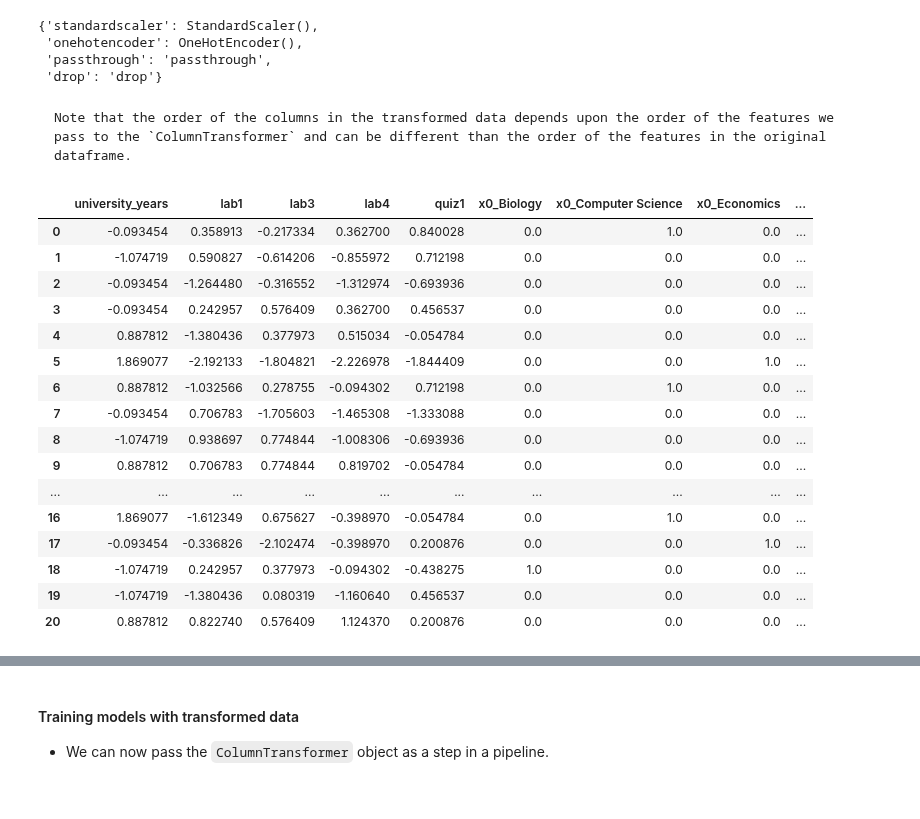
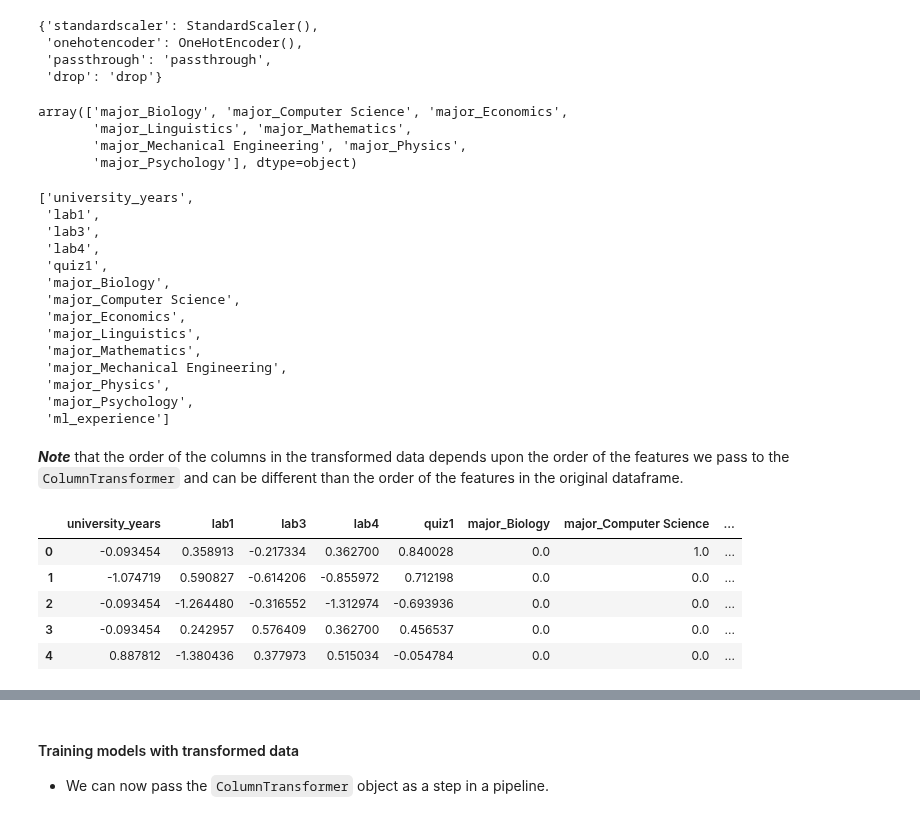
Before and after one commit to UBC-CS/cpsc330-2023s, a Jupyter notebook: lectures/06_column-transformer-text-feats.ipynb, the cells around one changed output, grey strips where cells are left out. Drawn from its saved outputs; the diff is of its cells as text; code cells hidden in the pictures.

````diff
--- a/lectures/06_column-transformer-text-feats.ipynb
+++ b/lectures/06_column-transformer-text-feats.ipynb
@@ -282,30 +227,47 @@ ct.named_transformers_
  'onehotencoder': OneHotEncoder(),
  'passthrough': 'passthrough',
  'drop': 'drop'}
+# %%
+# Here are the new columns created by OneHotEncoder
+ct.named_transformers_["onehotencoder"].get_feature_names_out()
+# %% [output]
+array(['major_Biology', 'major_Computer Science', 'major_Economics',
+       'major_Linguistics', 'major_Mathematics',
+       'major_Mechanical Engineering', 'major_Physics',
+       'major_Psychology'], dtype=object)
+# %%
+column_names = (
+    numeric_feats
+    + ct.named_transformers_["onehotencoder"].get_feature_names_out().tolist()
+    + passthrough_feats
+)
+column_names
+# %% [output]
+['university_years',
+ 'lab1',
+ 'lab3',
+ 'lab4',
+ 'quiz1',
+ 'major_Biology',
+ 'major_Computer Science',
+ 'major_Economics',
+ 'major_Linguistics',
+ 'major_Mathematics',
+ 'major_Mechanical Engineering',
+ 'major_Physics',
+ 'major_Psychology',
+ 'ml_experience']
 # %% [markdown]
-```{note}
-Note that the order of the columns in the transformed data depends upon the order of the features we pass to the `ColumnTransformer` and can be different than the order of the features in the original dataframe.
-```
+***Note*** that the order of the columns in the transformed data depends upon the order of the features we pass to the `ColumnTransformer` and can be different than the order of the features in the original dataframe.
 # %%
-pd.DataFrame(transformed, columns=column_names)
+pd.DataFrame(transformed, columns=column_names).head()
 # %% [output]
-|  | university_years | lab1 | lab3 | lab4 | quiz1 | x0_Biology | x0_Computer Science | x0_Economics | ... |
-| 0 | -0.093454 | 0.358913 | -0.217334 | 0.362700 | 0.840028 | 0.0 | 1.0 | 0.0 | ... |
-| 1 | -1.074719 | 0.590827 | -0.614206 | -0.855972 | 0.712198 | 0.0 | 0.0 | 0.0 | ... |
-| 2 | -0.093454 | -1.264480 | -0.316552 | -1.312974 | -0.693936 | 0.0 | 0.0 | 0.0 | ... |
-| 3 | -0.093454 | 0.242957 | 0.576409 | 0.362700 | 0.456537 | 0.0 | 0.0 | 0.0 | ... |
-| 4 | 0.887812 | -1.380436 | 0.377973 | 0.515034 | -0.054784 | 0.0 | 0.0 | 0.0 | ... |
-| 5 | 1.869077 | -2.192133 | -1.804821 | -2.226978 | -1.844409 | 0.0 | 0.0 | 1.0 | ... |
-| 6 | 0.887812 | -1.032566 | 0.278755 | -0.094302 | 0.712198 | 0.0 | 1.0 | 0.0 | ... |
-| 7 | -0.093454 | 0.706783 | -1.705603 | -1.465308 | -1.333088 | 0.0 | 0.0 | 0.0 | ... |
-| 8 | -1.074719 | 0.938697 | 0.774844 | -1.008306 | -0.693936 | 0.0 | 0.0 | 0.0 | ... |
-| 9 | 0.887812 | 0.706783 | 0.774844 | 0.819702 | -0.054784 | 0.0 | 0.0 | 0.0 | ... |
-| ... | ... | ... | ... | ... | ... | ... | ... | ... | ... |
-| 16 | 1.869077 | -1.612349 | 0.675627 | -0.398970 | -0.054784 | 0.0 | 1.0 | 0.0 | ... |
-| 17 | -0.093454 | -0.336826 | -2.102474 | -0.398970 | 0.200876 | 0.0 | 0.0 | 1.0 | ... |
-| 18 | -1.074719 | 0.242957 | 0.377973 | -0.094302 | -0.438275 | 1.0 | 0.0 | 0.0 | ... |
-| 19 | -1.074719 | -1.380436 | 0.080319 | -1.160640 | 0.456537 | 0.0 | 0.0 | 0.0 | ... |
-| 20 | 0.887812 | 0.822740 | 0.576409 | 1.124370 | 0.200876 | 0.0 | 0.0 | 0.0 | ... |
+|  | university_years | lab1 | lab3 | lab4 | quiz1 | major_Biology | major_Computer Science | ... |
+| 0 | -0.093454 | 0.358913 | -0.217334 | 0.362700 | 0.840028 | 0.0 | 1.0 | ... |
+| 1 | -1.074719 | 0.590827 | -0.614206 | -0.855972 | 0.712198 | 0.0 | 0.0 | ... |
+| 2 | -0.093454 | -1.264480 | -0.316552 | -1.312974 | -0.693936 | 0.0 | 0.0 | ... |
+| 3 | -0.093454 | 0.242957 | 0.576409 | 0.362700 | 0.456537 | 0.0 | 0.0 | ... |
+| 4 | 0.887812 | -1.380436 | 0.377973 | 0.515034 | -0.054784 | 0.0 | 0.0 | ... |
 # %% [markdown]
 #### `ColumnTransformer`: Transformed data
 
````
Also changed, not shown: parts of 80 cells of this notebook.
